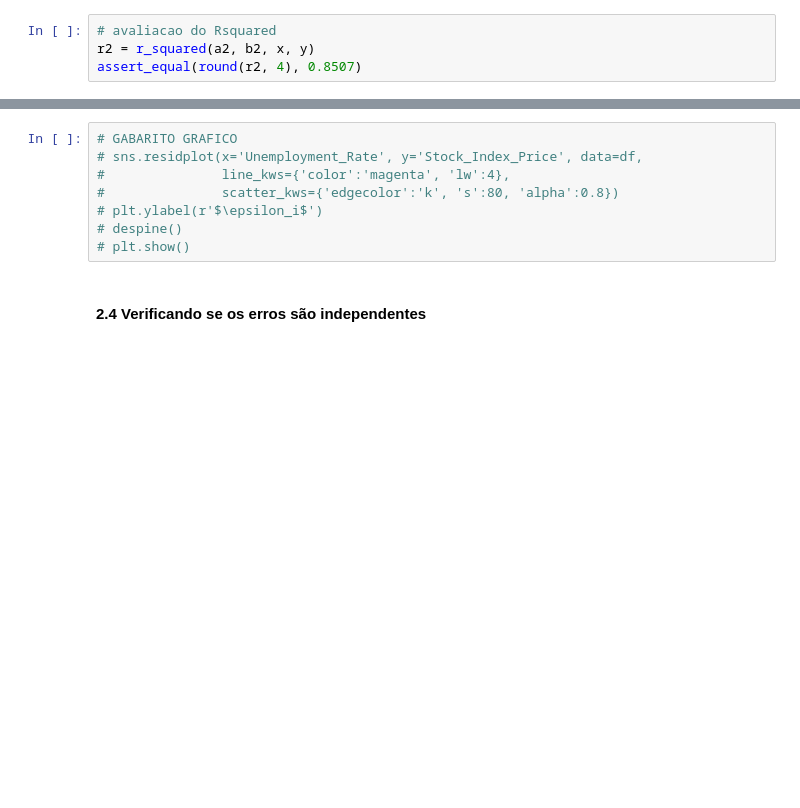
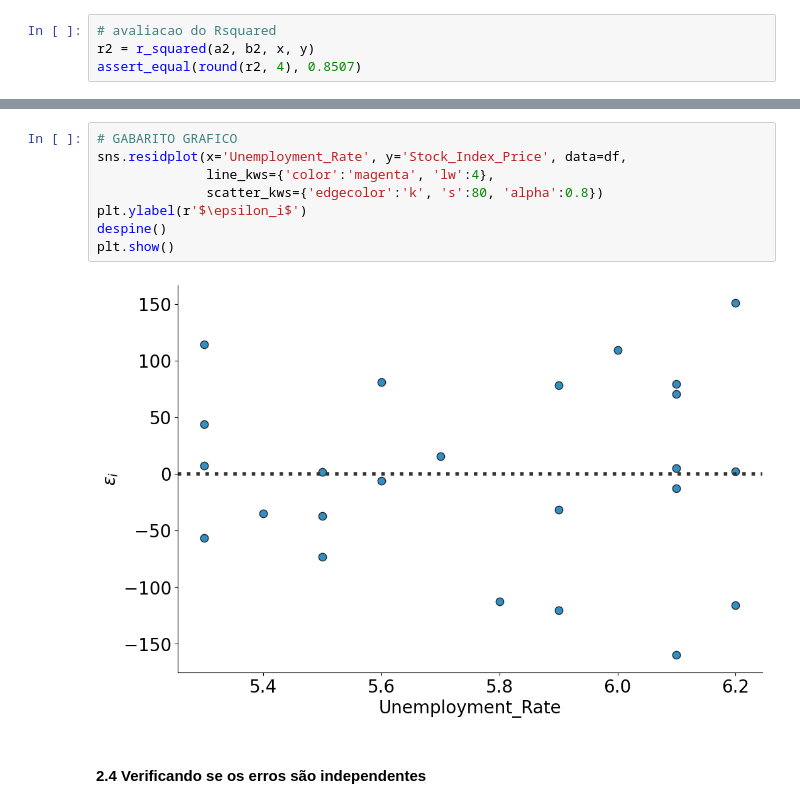
Before and after one commit to ricardo007230/sol, a Jupyter notebook: listas/l8/sol.ipynb, the cells around one changed output, grey strips where cells are left out. Saved outputs shown, nothing was run; the diff lists cells and outputs as text; blank space fills up the shorter version.

```diff
--- a/listas/l8/sol.ipynb
+++ b/listas/l8/sol.ipynb
@@ -509,11 +527,13 @@ assert_equal(round(r2, 4), 0.8507)
 # %%
 # GABARITO GRAFICO
-# sns.residplot(x='Unemployment_Rate', y='Stock_Index_Price', data=df,
-#               line_kws={'color':'magenta', 'lw':4},
-#               scatter_kws={'edgecolor':'k', 's':80, 'alpha':0.8})
-# plt.ylabel(r'$\epsilon_i$')
-# despine()
-# plt.show()
+sns.residplot(x='Unemployment_Rate', y='Stock_Index_Price', data=df,
+              line_kws={'color':'magenta', 'lw':4},
+              scatter_kws={'edgecolor':'k', 's':80, 'alpha':0.8})
+plt.ylabel(r'$\epsilon_i$')
+despine()
+plt.show()
+# %% [output]
+[figure, added]
 # %% [markdown]
 #### 2.4 Verificando se os erros são independentes
 # %%
```
Also changed, not shown: parts of 15 cells of this notebook.
